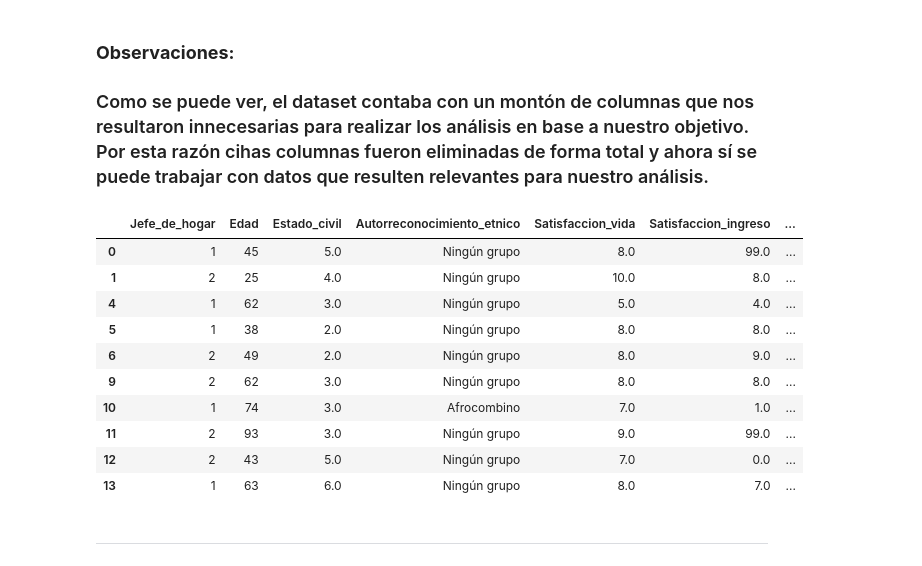
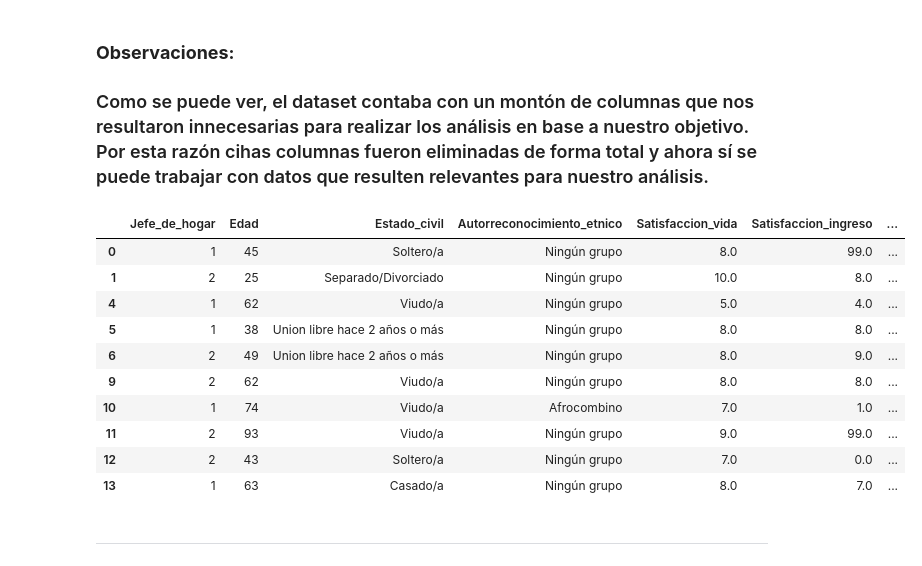
Before and after one commit to Trio-Maravilla/Primer-Proyecto-, a Jupyter notebook: notebooks/data_cleaning.ipynb, the cells around one changed output. Cells and saved outputs as stored; diff of their text form; code cells hidden in the pictures.

Commit message:
Normalizaciones y re-nombramientos

```diff
--- a/notebooks/data_cleaning.ipynb
+++ b/notebooks/data_cleaning.ipynb
@@ -69,42 +69,57 @@ ddict
 df_filtrado = df[(df["P6040"] >= 18)]
 
 #Eliminación de las columnas innecesarias.
 df_filtrado = df_filtrado.drop(["DIRECTORIO","SECUENCIA_ENCUESTA","SECUENCIA_P", "ORDEN", "FEX_C", "P6051", "P1894", "P3510S1", "P3510S1A1", "P3510S1A2", "P3510S1A3", "P3510S1A4", "P3510S1A5", "P3510S1A6", "P3510S1A7",
                   "P3510S1A8", "P3510S1A9", "P3510S1A10", "P3510S1A11", "P3510S2", "P3510S2A1", "P3510S2A2", "P3510S2A4", "P3510S2A5", "P3510S2A6", "P3510S2A7",
                   "P3510S2A8", "P3510S2A9", "P3510S2A10", "P3510S2A11", "P6020", "P6034", "P6071", "P6071S1", "P756", "P756S1", "P756S2", "P756S3", "P3510",
                   "P3510S1", "P3510S2", "P3510S1A1", "P3510S1A2", "P3510S1A3", "P3510S1A4", "P3510S1A5", "P3510S1A6", "P3510S1A7", "P3510S1A8","P3510S1A9",
                   "P3510S1A10", "P3510S1A11", "P3510S2A1", "P3510S2A2", "P3510S2A3", "P3510S2A4", "P3510S2A5", "P3510S2A6", "P3510S2A7", "P3510S2A8", "P3510S2A9",
                   "P3510S2A10", "P3510S2A11", "P6074", "P755", "P755S1", "P755S2","P755S3", "P754", "P753", "P753S1", "P753S2", "P752", "P1662", "P6081", "P6081S1",
                   "P6087", "P6083", "P6083S1", "P6088", "P2057", "P2059", "P1901", "P2061", "P1903", "P1904", "P3038", "P753S3"], axis=1)
 
 # Renombrado de las variables para mejorar su legibilidad.
 df_filtrado.columns = ["Jefe_de_hogar","Edad","Estado_civil",
               "Autorreconocimiento_etnico", "Satisfaccion_vida", "Satisfaccion_ingreso", "Satisfaccion_salud", "Satisfaccion_seguridad", "Satisfaccion_trabajo", "Satisfaccion_tiempo_libre",
              "Sentido_proposito", "Escalera_cantril", "Autorreconocimiento_sexual"
               ]
 
-reemplazos = {1: "Indigena", 2: "Gitano Rom", 3:"Raizal", 4: "Palenquero", 5: "Afrocombino", 6: "Ningún grupo"}
-reemplazos_sexo = {1: "Hombre", 2: "Mujer", 3:"Hombre trans", 4: "Mujer trans", 5: "Otro", 9: "No responde"}
-df_filtrado["Autorreconocimiento_etnico"] = df_filtrado["Autorreconocimiento_etnico"].replace(reemplazos)
-df_filtrado["Autorreconocimiento_sexual"] = df_filtrado["Autorreconocimiento_sexual"].replace(reemplazos_sexo)
-df_filtrado["Jefe_de_hogar"] = np.where(df_filtrado["Jefe_de_hogar"] == 1, 1, 2)
+# Reemplazos de datos en columnas "Autorreconocimiento_etnico" y "Autorreconocimiento_sexual"
+reemplazos = {1: "Indigena", 2: "Gitano Rom", 3:"Raizal", 4: "Palenquero", 5: "Afrocombino", 6: "Ningún grupo"} # Remplazos para normalizar el autorreconocimiento etnico
+reemplazos_sexo = {1: "Hombre", 2: "Mujer", 3:"Hombre trans", 4: "Mujer trans", 5: "Otro", 9: "No responde"} # Remplazos para normalizar el autorreconocimiento sexual
+df_filtrado["Autorreconocimiento_etnico"] = df_filtrado["Autorreconocimiento_etnico"].replace(reemplazos) # .replace para aplicar los cambios
+df_filtrado["Autorreconocimiento_sexual"] = df_filtrado["Autorreconocimiento_sexual"].replace(reemplazos_sexo) # .replace para aplicar los cambios
 
+# Normalización de valores en columna "Jefe_de_hogar"
+df_filtrado["Jefe_de_hogar"] = np.where(df_filtrado["Jefe_de_hogar"] == 1, 1, 2) # Uso np.where() para colocar el condicional que normaliza los valores de la columan Jefe_de_hogar
+
+
+# Renombramiento de datos en columna "Estado_civil"
+condiciones_estado_civil = [
+    df_filtrado["Estado_civil"] == 1,
+    df_filtrado["Estado_civil"] == 2,
+    df_filtrado["Estado_civil"] == 3,
+    df_filtrado["Estado_civil"] == 4,
+    df_filtrado["Estado_civil"] == 5,
+    df_filtrado["Estado_civil"] == 6,
+                            ] # Define las condiciones que se deben cumplir en orden para renombrar los datos
+reemplazos_estado_civil = ["Union libre hace menos de 2 años", "Union libre hace 2 años o más", "Viudo/a", "Separado/Divorciado", "Soltero/a", "Casado/a"] # Especifica los remplazos para cada condicional en orden
+df_filtrado["Estado_civil"] = np.select(condiciones_estado_civil, reemplazos_estado_civil, default="No especificado") # Uso np.select() para aplicar los condicionales con sus respectivos reemplazos automáticamente
 
 # Crear el nuevo dataset filtrado en la ruta definida.
 df_filtrado.to_csv(carpeta_salida_csv / "Caracteristicas y composicion del hogar - Filtrado.csv", index=False)
 df_filtrado.head(10)
 # %% [output]
 |  | Jefe_de_hogar | Edad | Estado_civil | Autorreconocimiento_etnico | Satisfaccion_vida | Satisfaccion_ingreso | ... |
-| 0 | 1 | 45 | 5.0 | Ningún grupo | 8.0 | 99.0 | ... |
-| 1 | 2 | 25 | 4.0 | Ningún grupo | 10.0 | 8.0 | ... |
-| 4 | 1 | 62 | 3.0 | Ningún grupo | 5.0 | 4.0 | ... |
-| 5 | 1 | 38 | 2.0 | Ningún grupo | 8.0 | 8.0 | ... |
-| 6 | 2 | 49 | 2.0 | Ningún grupo | 8.0 | 9.0 | ... |
-| 9 | 2 | 62 | 3.0 | Ningún grupo | 8.0 | 8.0 | ... |
-| 10 | 1 | 74 | 3.0 | Afrocombino | 7.0 | 1.0 | ... |
-| 11 | 2 | 93 | 3.0 | Ningún grupo | 9.0 | 99.0 | ... |
-| 12 | 2 | 43 | 5.0 | Ningún grupo | 7.0 | 0.0 | ... |
-| 13 | 1 | 63 | 6.0 | Ningún grupo | 8.0 | 7.0 | ... |
+| 0 | 1 | 45 | Soltero/a | Ningún grupo | 8.0 | 99.0 | ... |
+| 1 | 2 | 25 | Separado/Divorciado | Ningún grupo | 10.0 | 8.0 | ... |
+| 4 | 1 | 62 | Viudo/a | Ningún grupo | 5.0 | 4.0 | ... |
+| 5 | 1 | 38 | Union libre hace 2 años o más | Ningún grupo | 8.0 | 8.0 | ... |
+| 6 | 2 | 49 | Union libre hace 2 años o más | Ningún grupo | 8.0 | 9.0 | ... |
+| 9 | 2 | 62 | Viudo/a | Ningún grupo | 8.0 | 8.0 | ... |
+| 10 | 1 | 74 | Viudo/a | Afrocombino | 7.0 | 1.0 | ... |
+| 11 | 2 | 93 | Viudo/a | Ningún grupo | 9.0 | 99.0 | ... |
+| 12 | 2 | 43 | Soltero/a | Ningún grupo | 7.0 | 0.0 | ... |
+| 13 | 1 | 63 | Casado/a | Ningún grupo | 8.0 | 7.0 | ... |
 # %% [markdown]
 ------
 # %%
```
Also changed, not shown: 1 other file.
